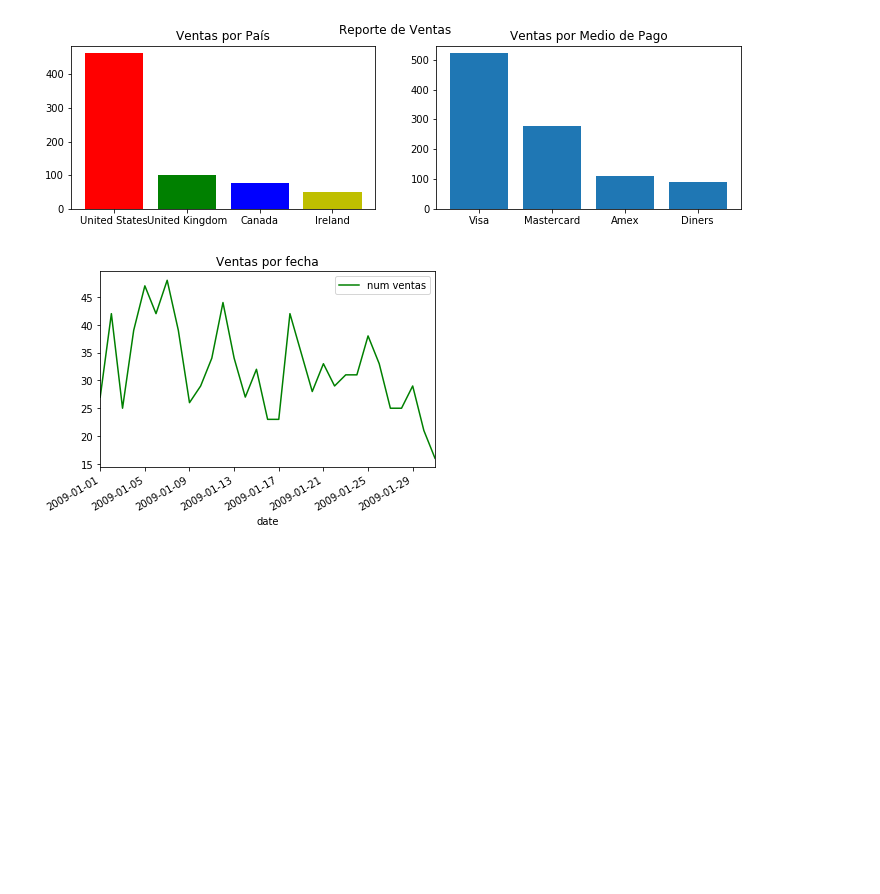
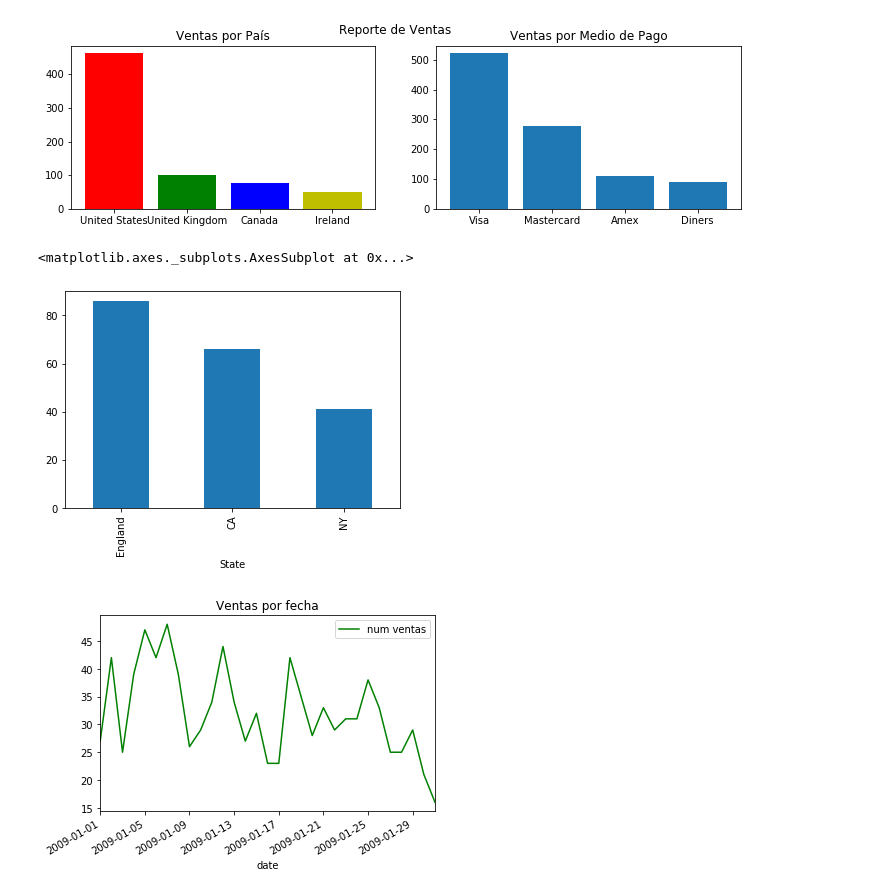
Before and after one commit to arleserp/cursopython, a Jupyter notebook: 15.Algunas librerías de utilidad en Python.ipynb, the cells around one changed output. Saved outputs shown, nothing was run; the diff lists cells and outputs as text; code cells hidden in the pictures; blank space fills up the shorter version.

```diff
--- a/15.Algunas librerías de utilidad en Python.ipynb
+++ b/15.Algunas librerías de utilidad en Python.ipynb
@@ -415,6 +421,14 @@ plt.suptitle('Reporte de Ventas')
 plt.show()
 # %% [output]
 [figure]
+# %%
+import matplotlib.pyplot as plt
+ventasdf.groupby('State')['Product'].count().sort_values(
+    ascending=False
+)[:3].plot(kind='bar')
+# %% [output]
+<matplotlib.axes._subplots.AxesSubplot at 0x...>
+[figure, added]
 # %%
 import pandas as pd
 import datetime
```
Also changed, not shown: parts of 1 cell of this notebook.
